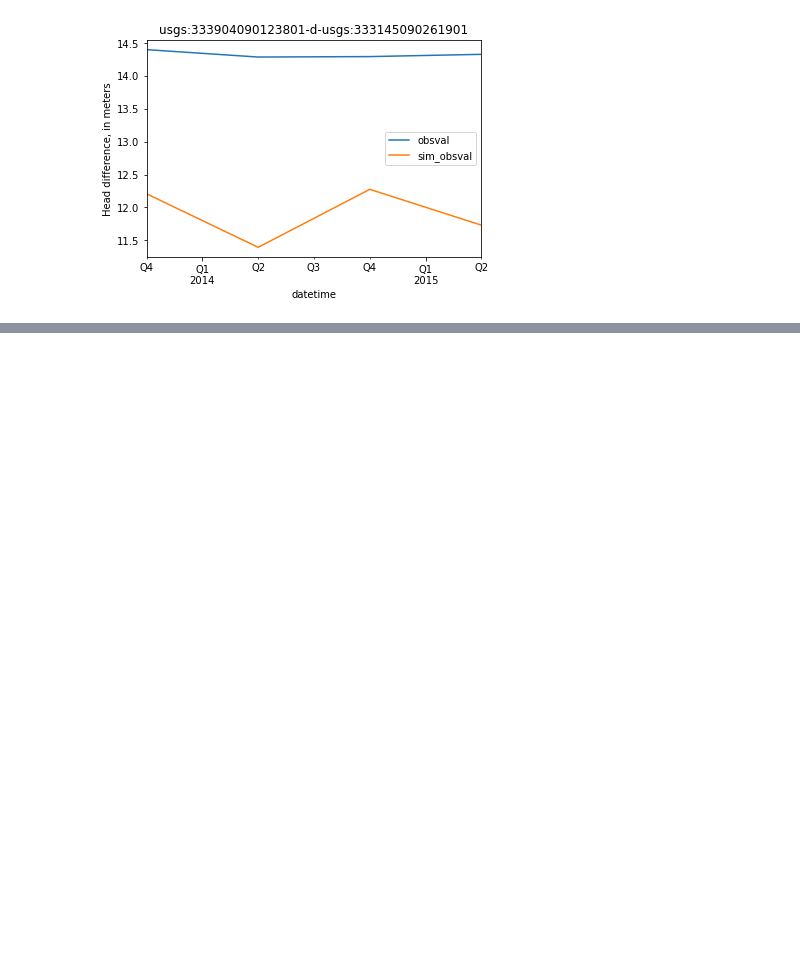
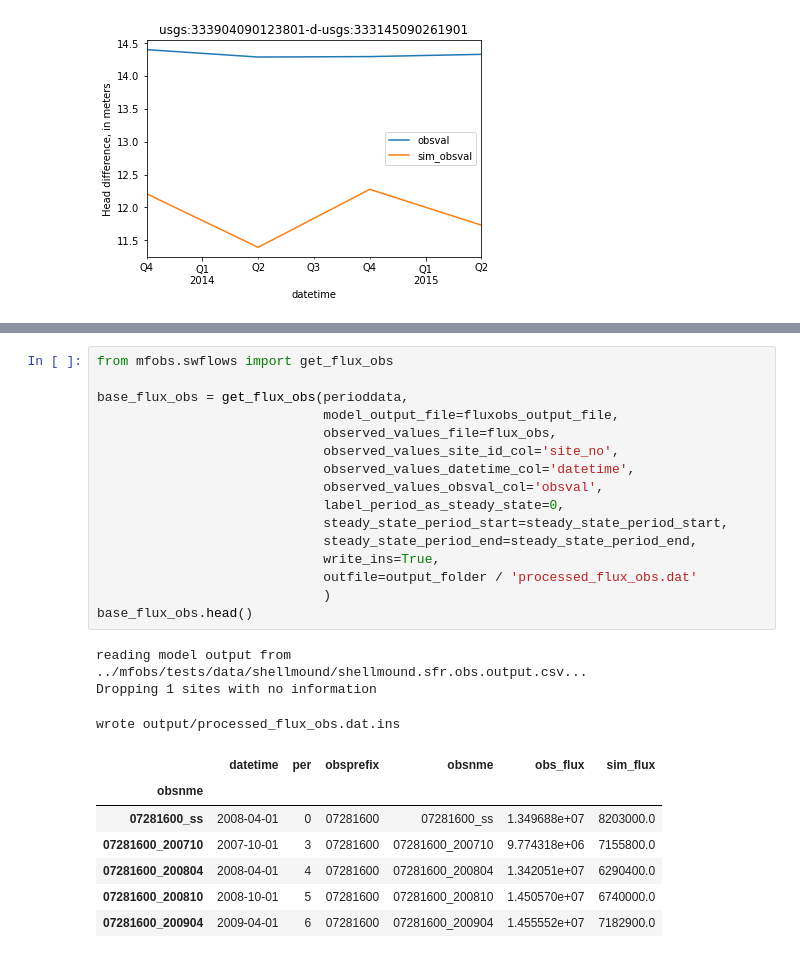
Before and after one commit to aleaf/modflow-obs, a Jupyter notebook: docs/source/notebooks/Example.ipynb, the cells around one changed output, grey strips where cells are left out. Cells and saved outputs as stored; diff of their text form; blank space fills up the shorter version.

```diff
--- a/docs/source/notebooks/Example.ipynb
+++ b/docs/source/notebooks/Example.ipynb
@@ -281,0 +322,27 @@ Text(0, 0.5, 'Head difference, in meters')
+# %%
+from mfobs.swflows import get_flux_obs
+
+base_flux_obs = get_flux_obs(perioddata,
+                             model_output_file=fluxobs_output_file,
+                             observed_values_file=flux_obs,
+                             observed_values_site_id_col='site_no',
+                             observed_values_datetime_col='datetime',
+                             observed_values_obsval_col='obsval',
+                             label_period_as_steady_state=0,
+                             steady_state_period_start=steady_state_period_start,
+                             steady_state_period_end=steady_state_period_end,
+                             write_ins=True,
+                             outfile=output_folder / 'processed_flux_obs.dat'
+                             )
+base_flux_obs.head()
+# %% [output]
+reading model output from ../mfobs/tests/data/shellmound/shellmound.sfr.obs.output.csv...
+Dropping 1 sites with no information
+wrote output/processed_flux_obs.dat.ins
+|  | datetime | per | obsprefix | obsnme | obs_flux | sim_flux |
+| obsnme |  |  |  |  |  |  |
+| 07281600_ss | 2008-04-01 | 0 | 07281600 | 07281600_ss | 1.349688e+07 | 8203000.0 |
+| 07281600_200710 | 2007-10-01 | 3 | 07281600 | 07281600_200710 | 9.774318e+06 | 7155800.0 |
+| 07281600_200804 | 2008-04-01 | 4 | 07281600 | 07281600_200804 | 1.342051e+07 | 6290400.0 |
+| 07281600_200810 | 2008-10-01 | 5 | 07281600 | 07281600_200810 | 1.450570e+07 | 6740000.0 |
+| 07281600_200904 | 2009-04-01 | 6 | 07281600 | 07281600_200904 | 1.455552e+07 | 7182900.0 |
```
Also changed, not shown: parts of 11 cells of this notebook, 8 other files.
